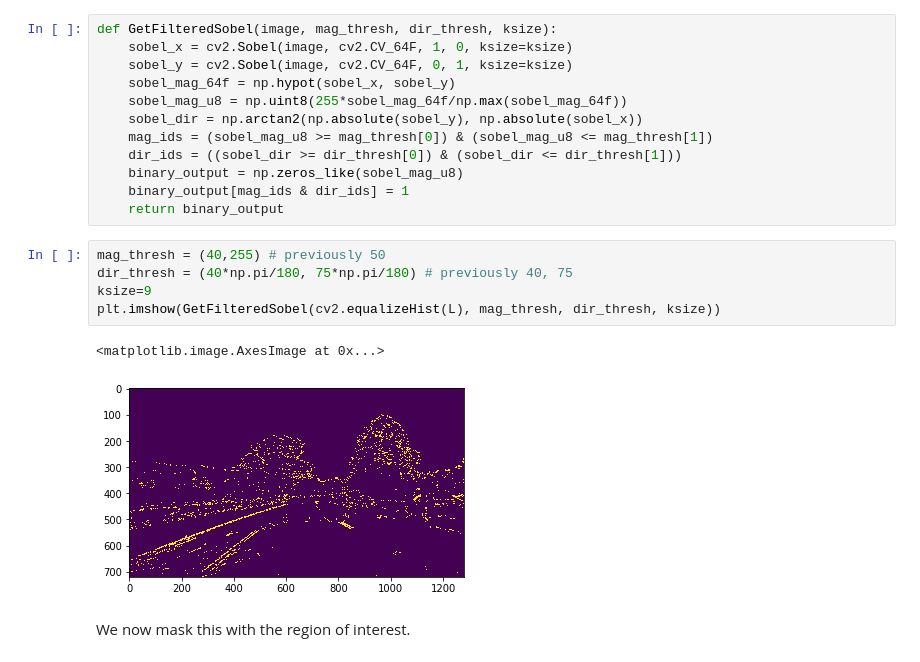
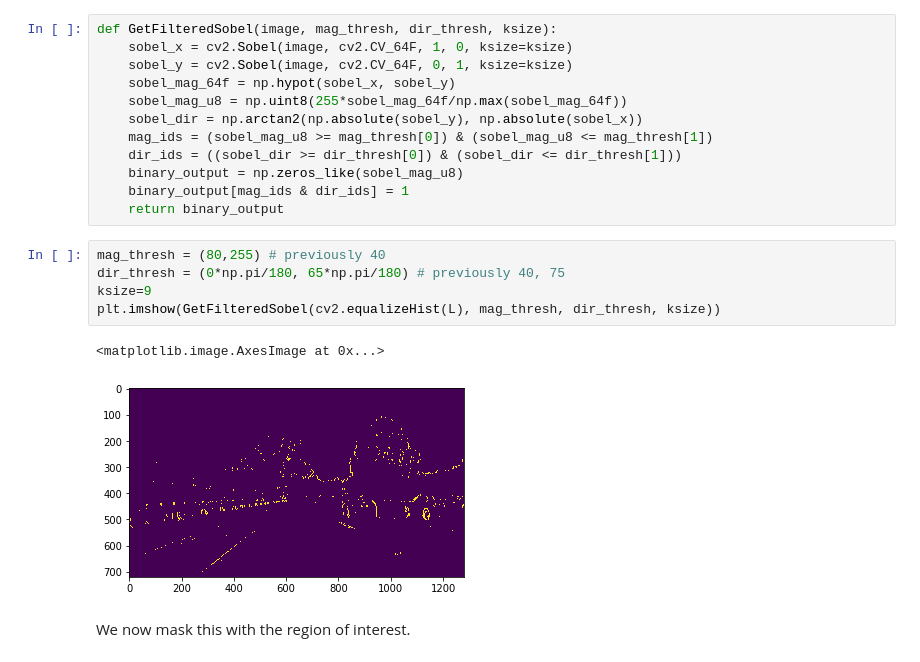
Before and after one commit to joaospinto/CarND-Advanced-Lane-Lines, a Jupyter notebook: Advanced Lane Lines (JSP).ipynb, the cells around one changed output. Saved outputs shown, nothing was run; the diff lists cells and outputs as text.

Commit message:
All test images except test5 look good.

```diff
--- a/Advanced Lane Lines (JSP).ipynb
+++ b/Advanced Lane Lines (JSP).ipynb
@@ -200,13 +200,13 @@ def GetFilteredSobel(image, mag_thresh, dir_thresh, ksize):
     binary_output[mag_ids & dir_ids] = 1
     return binary_output
 # %%
-mag_thresh = (40,255) # previously 50
-dir_thresh = (40*np.pi/180, 75*np.pi/180) # previously 40, 75
+mag_thresh = (80,255) # previously 40
+dir_thresh = (0*np.pi/180, 65*np.pi/180) # previously 40, 75
 ksize=9
 plt.imshow(GetFilteredSobel(cv2.equalizeHist(L), mag_thresh, dir_thresh, ksize))
 # %% [output]
 <matplotlib.image.AxesImage at 0x...>
-[figure, old version]
+[figure, new version]
 # %% [markdown]
 We now mask this with the region of interest.
 # %%
```
Also changed, not shown: parts of 23 cells of this notebook.
